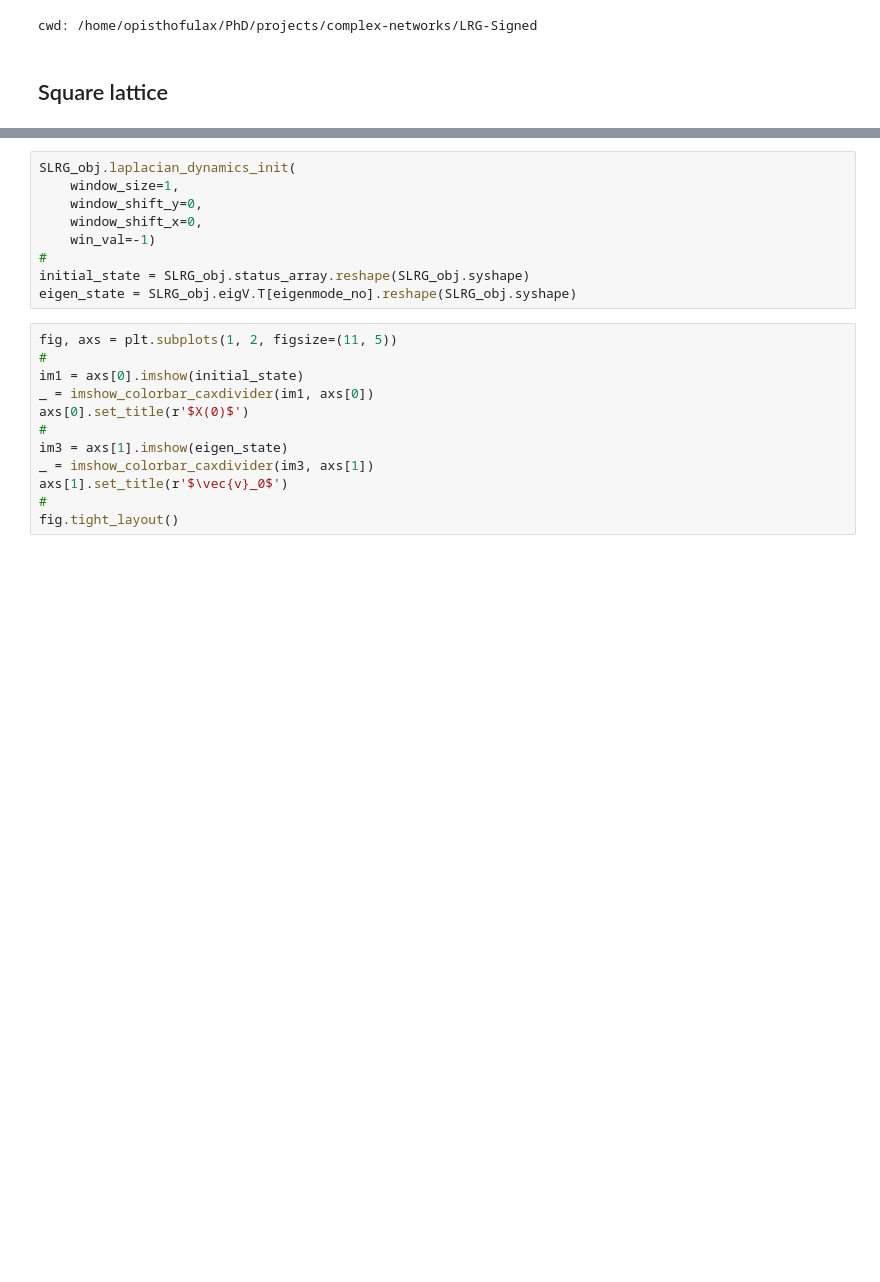
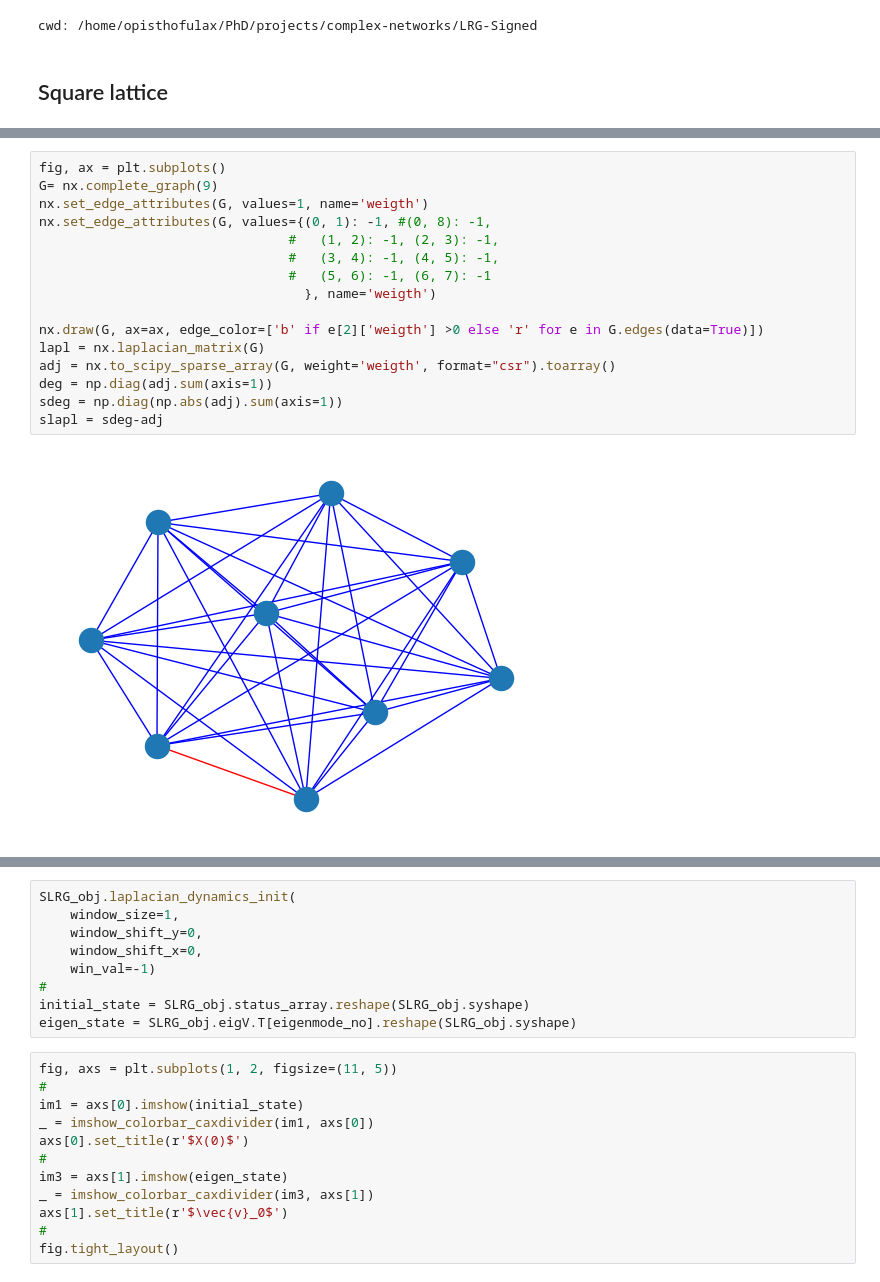
Before and after one commit to giulioiannelli/lrgsglib-public, a Jupyter notebook: notebooks/lattice2d_slaplacianDynamics.ipynb, the cells around one changed output, grey strips where cells are left out. Cells and saved outputs as stored; diff of their text form; blank space fills up the shorter version.

```diff
--- a/notebooks/lattice2d_slaplacianDynamics.ipynb
+++ b/notebooks/lattice2d_slaplacianDynamics.ipynb
@@ -38,0 +70,18 @@ SLRG_obj.flip_random_fract_edges()
+# %%
+fig, ax = plt.subplots()
+G= nx.complete_graph(9)
+nx.set_edge_attributes(G, values=1, name='weigth')
+nx.set_edge_attributes(G, values={(0, 1): -1, #(0, 8): -1,
+                                #   (1, 2): -1, (2, 3): -1,
+                                #   (3, 4): -1, (4, 5): -1,
+                                #   (5, 6): -1, (6, 7): -1
+                                  }, name='weigth')
+
+nx.draw(G, ax=ax, edge_color=['b' if e[2]['weigth'] >0 else 'r' for e in G.edges(data=True)])
+lapl = nx.laplacian_matrix(G)
+adj = nx.to_scipy_sparse_array(G, weight='weigth', format="csr").toarray()
+deg = np.diag(adj.sum(axis=1))
+sdeg = np.diag(np.abs(adj).sum(axis=1))
+slapl = sdeg-adj
+# %% [output]
+[figure, added]
```
Also changed, not shown: parts of 10 cells of this notebook.
